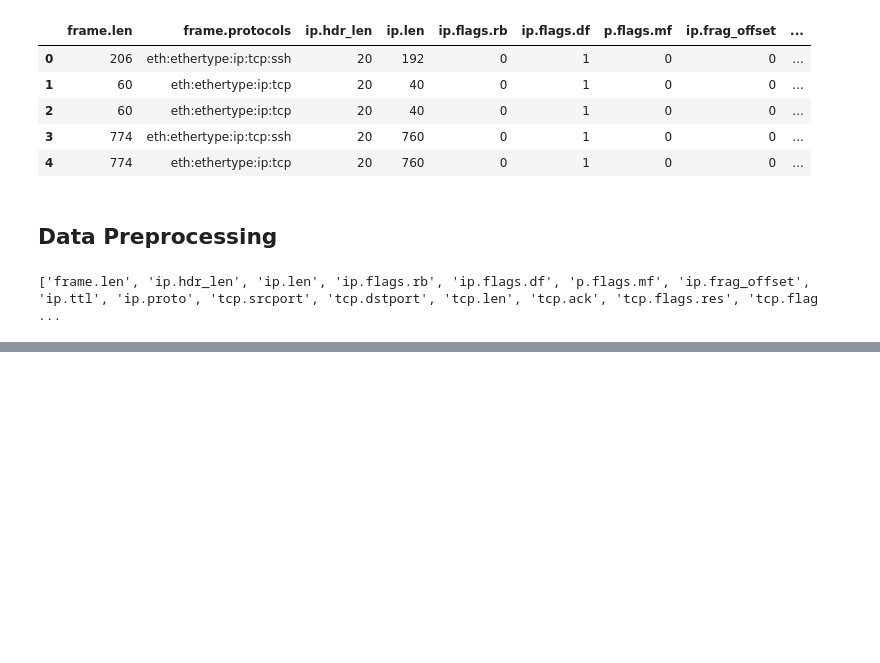
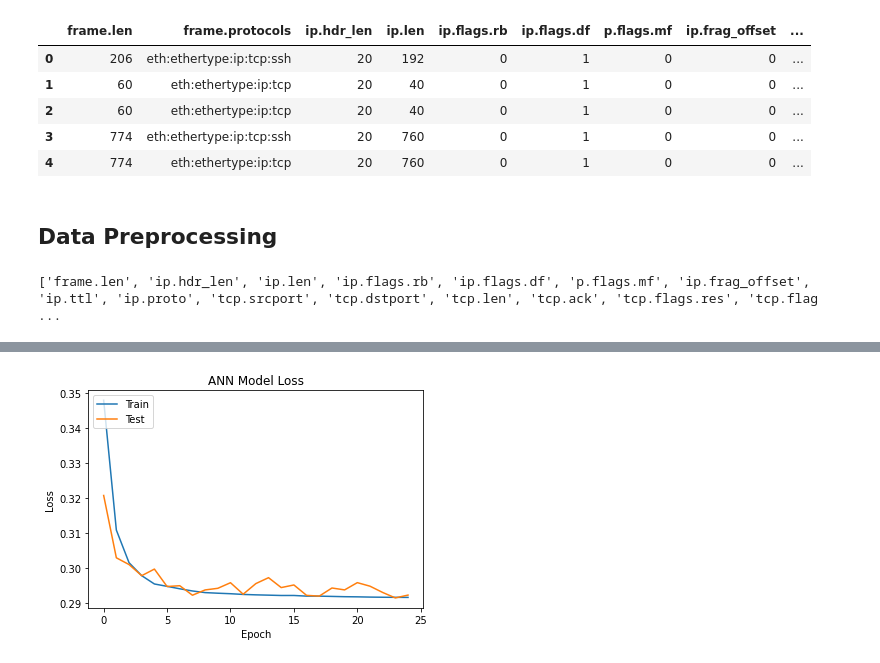
Before and after one commit to alr0cks/ddos-prediction-dnn, a Jupyter notebook: DDos_Prediction.ipynb, the cells around one changed output, grey strips where cells are left out. Drawn from its saved outputs; the diff is of its cells as text; code cells hidden in the pictures; blank space fills up the shorter version.

```diff
--- a/DDos_Prediction.ipynb
+++ b/DDos_Prediction.ipynb
@@ -111,0 +170,12 @@ def create_baseline():
+# %%
+# Training and Validation Loss Values
+plt.plot( Learn.history['loss'])
+plt.plot(Learn.history['val_loss'])
+plt.title('ANN Model Loss')
+plt.ylabel('Loss')
+plt.xlabel('Epoch')
+plt.legend(['Train', 'Test'], loc='upper left')
+plt.savefig('ANN Model loss.png')
+plt.show()
+# %% [output]
+[figure, added]
```
Also changed, not shown: parts of 18 cells of this notebook.
